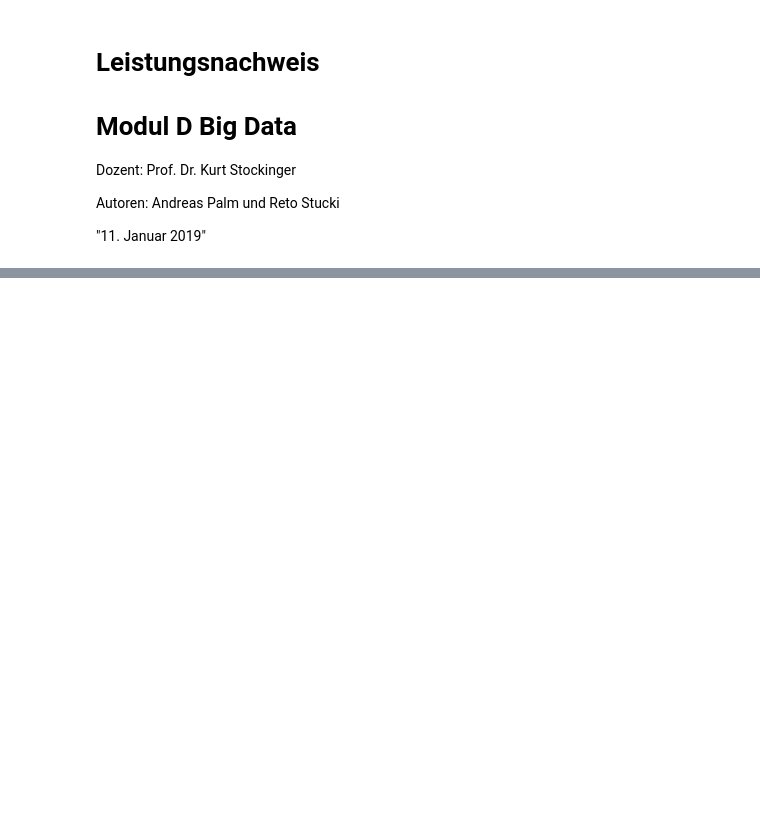
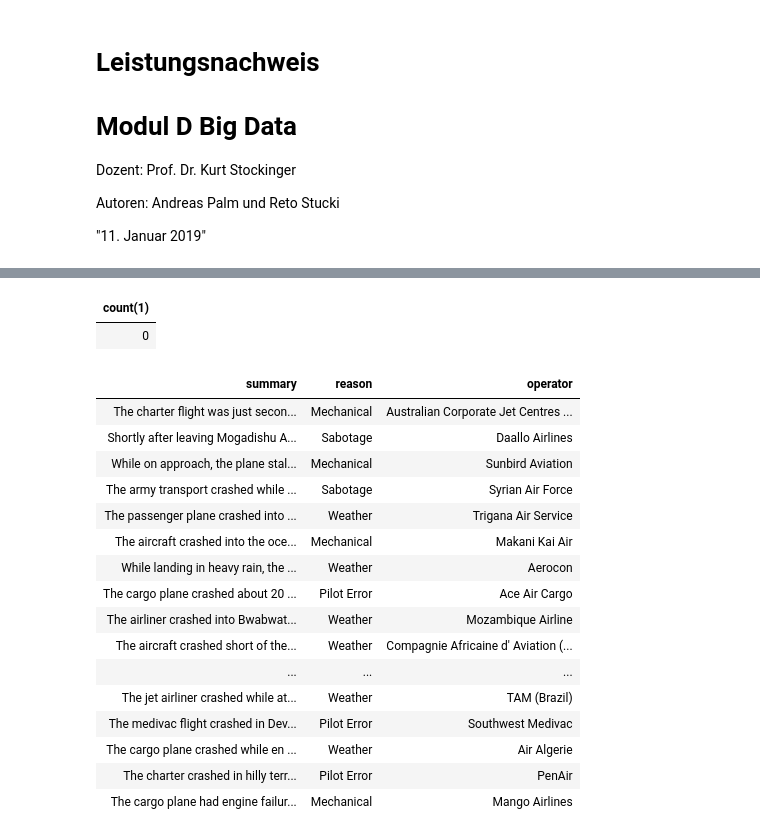
Before and after one commit to nojetlag/CASINFE18_BigData, a Jupyter notebook: Historical Plane Crashes/Notebooks/l_03.ipynb, the cells around one changed output, grey strips where cells are left out. Saved outputs shown, nothing was run; the diff lists cells and outputs as text; code cells hidden in the pictures; blank space fills up the shorter version.

```diff
--- a/Historical Plane Crashes/Notebooks/l_03.ipynb
+++ b/Historical Plane Crashes/Notebooks/l_03.ipynb
@@ -374,0 +377,36 @@ dfandere = spark.createDataFrame(data, ['id','andere'])
+# %%
+%sql
+
+select count(*)
+from crashes_causes
+where reason is null
+
+/*Yippie keine Nuller*/
+# %% [output]
+| count(1) |
+| 0 |
+# %%
+%sql
+
+select summary, reason, operator
+from crashes_causes
+order by year(date) desc
+limit 50
+# %% [output]
+| summary | reason | operator |
+| The charter flight was just secon... | Mechanical | Australian Corporate Jet Centres ... |
+| Shortly after leaving Mogadishu A... | Sabotage | Daallo Airlines |
+| While on approach, the plane stal... | Mechanical | Sunbird Aviation |
+| The army transport crashed while ... | Sabotage | Syrian Air Force |
+| The passenger plane crashed into ... | Weather | Trigana Air Service |
+| The aircraft crashed into the oce... | Mechanical | Makani Kai Air |
+| While landing in heavy rain, the ... | Weather | Aerocon |
+| The cargo plane crashed about 20 ... | Pilot Error | Ace Air Cargo |
+| The airliner crashed into Bwabwat... | Weather | Mozambique Airline |
+| The aircraft crashed short of the... | Weather | Compagnie Africaine d' Aviation (... |
+| ... | ... | ... |
+| The jet airliner crashed while at... | Weather | TAM (Brazil) |
+| The medivac flight crashed in Dev... | Pilot Error | Southwest Medivac |
+| The cargo plane crashed while en ... | Weather | Air Algerie |
+| The charter crashed in hilly terr... | Pilot Error | PenAir |
+| The cargo plane had engine failur... | Mechanical | Mango Airlines |
```
Also changed, not shown: parts of 48 cells of this notebook.
